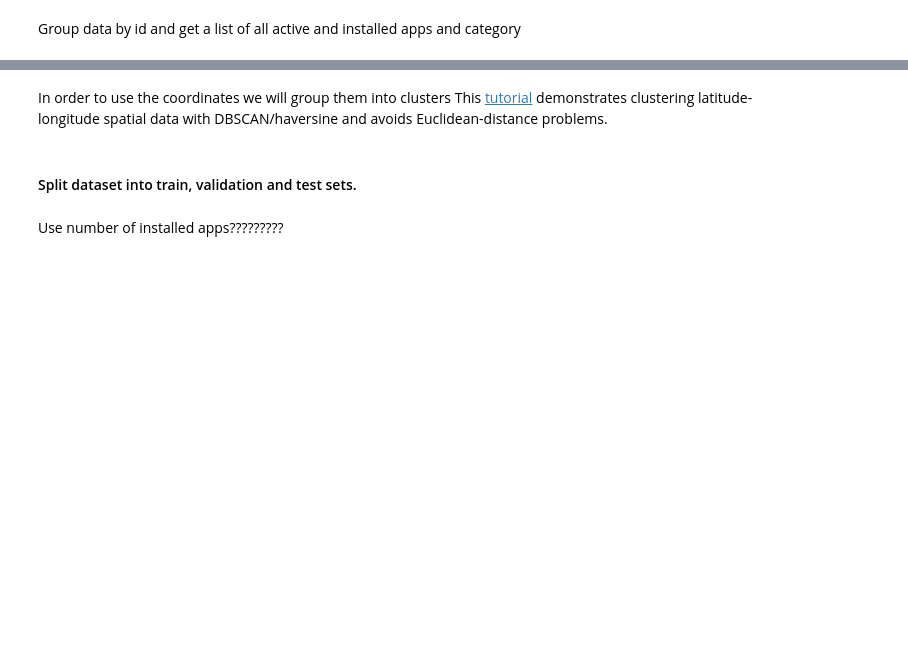
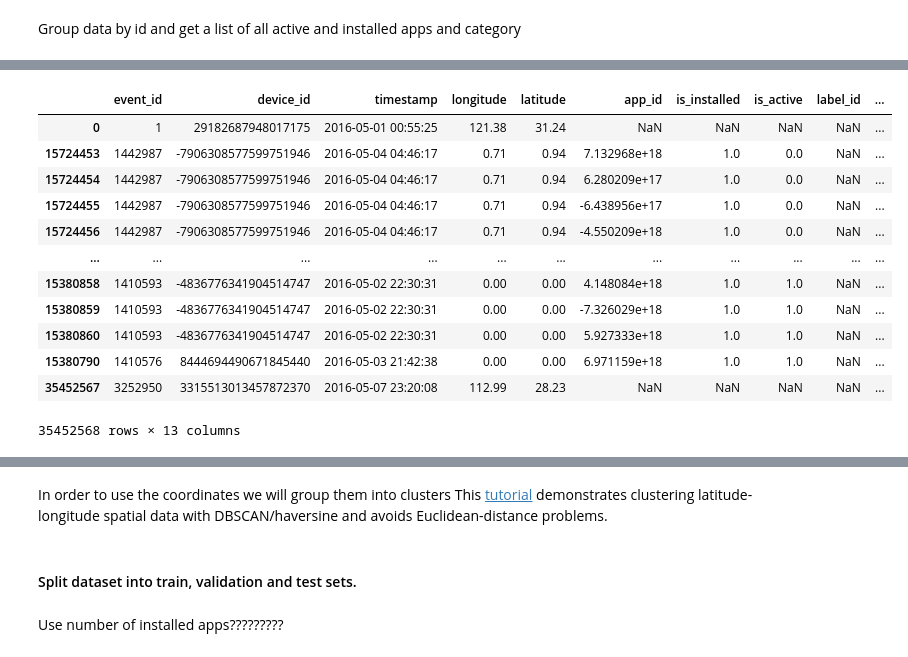
Before and after one commit to alexandrosanat/talking-data-user-demographics, a Jupyter notebook: talking_data_user_demographics.ipynb, the cells around one changed output, grey strips where cells are left out. Saved outputs shown, nothing was run; the diff lists cells and outputs as text; code cells hidden in the pictures; blank space fills up the shorter version.

```diff
--- a/talking_data_user_demographics.ipynb
+++ b/talking_data_user_demographics.ipynb
@@ -226,0 +237,2 @@ Group data by id and get a list of all active and installed apps and category
+# %%
+events.set_index("timestamp").groupby([pd.Grouper(freq='20Min')]).mean()
@@ -226,0 +269,20 @@ Group data by id and get a list of all active and installed apps and category
+# %%
+bins = [-0.1, 6, 9, 12, 14, 17, 20, 23]
+labels = ["00:00-06:00", "07:00-09:00", "10:00-12:00", "13:00-14:00", "15:00-17:00", "18:00-20:00", "21:00-23:00"]
+events["group"] = pd.cut(events["timestamp"].dt.hour, bins=bins, labels=labels)
+# %%
+events.sort_values(by="group")
+# %% [output]
+|  | event_id | device_id | timestamp | longitude | latitude | app_id | is_installed | is_active | label_id | ... |
+| 0 | 1 | 29182687948017175 | 2016-05-01 00:55:25 | 121.38 | 31.24 | NaN | NaN | NaN | NaN | ... |
+| 15724453 | 1442987 | -7906308577599751946 | 2016-05-04 04:46:17 | 0.71 | 0.94 | 7.132968e+18 | 1.0 | 0.0 | NaN | ... |
+| 15724454 | 1442987 | -7906308577599751946 | 2016-05-04 04:46:17 | 0.71 | 0.94 | 6.280209e+17 | 1.0 | 0.0 | NaN | ... |
+| 15724455 | 1442987 | -7906308577599751946 | 2016-05-04 04:46:17 | 0.71 | 0.94 | -6.438956e+17 | 1.0 | 0.0 | NaN | ... |
+| 15724456 | 1442987 | -7906308577599751946 | 2016-05-04 04:46:17 | 0.71 | 0.94 | -4.550209e+18 | 1.0 | 0.0 | NaN | ... |
+| ... | ... | ... | ... | ... | ... | ... | ... | ... | ... | ... |
+| 15380858 | 1410593 | -4836776341904514747 | 2016-05-02 22:30:31 | 0.00 | 0.00 | 4.148084e+18 | 1.0 | 1.0 | NaN | ... |
+| 15380859 | 1410593 | -4836776341904514747 | 2016-05-02 22:30:31 | 0.00 | 0.00 | -7.326029e+18 | 1.0 | 1.0 | NaN | ... |
+| 15380860 | 1410593 | -4836776341904514747 | 2016-05-02 22:30:31 | 0.00 | 0.00 | 5.927333e+18 | 1.0 | 1.0 | NaN | ... |
+| 15380790 | 1410576 | 8444694490671845440 | 2016-05-03 21:42:38 | 0.00 | 0.00 | 6.971159e+18 | 1.0 | 1.0 | NaN | ... |
+| 35452567 | 3252950 | 3315513013457872370 | 2016-05-07 23:20:08 | 112.99 | 28.23 | NaN | NaN | NaN | NaN | ... |
+35452568 rows × 13 columns
```
Also changed, not shown: parts of 13 cells of this notebook.
